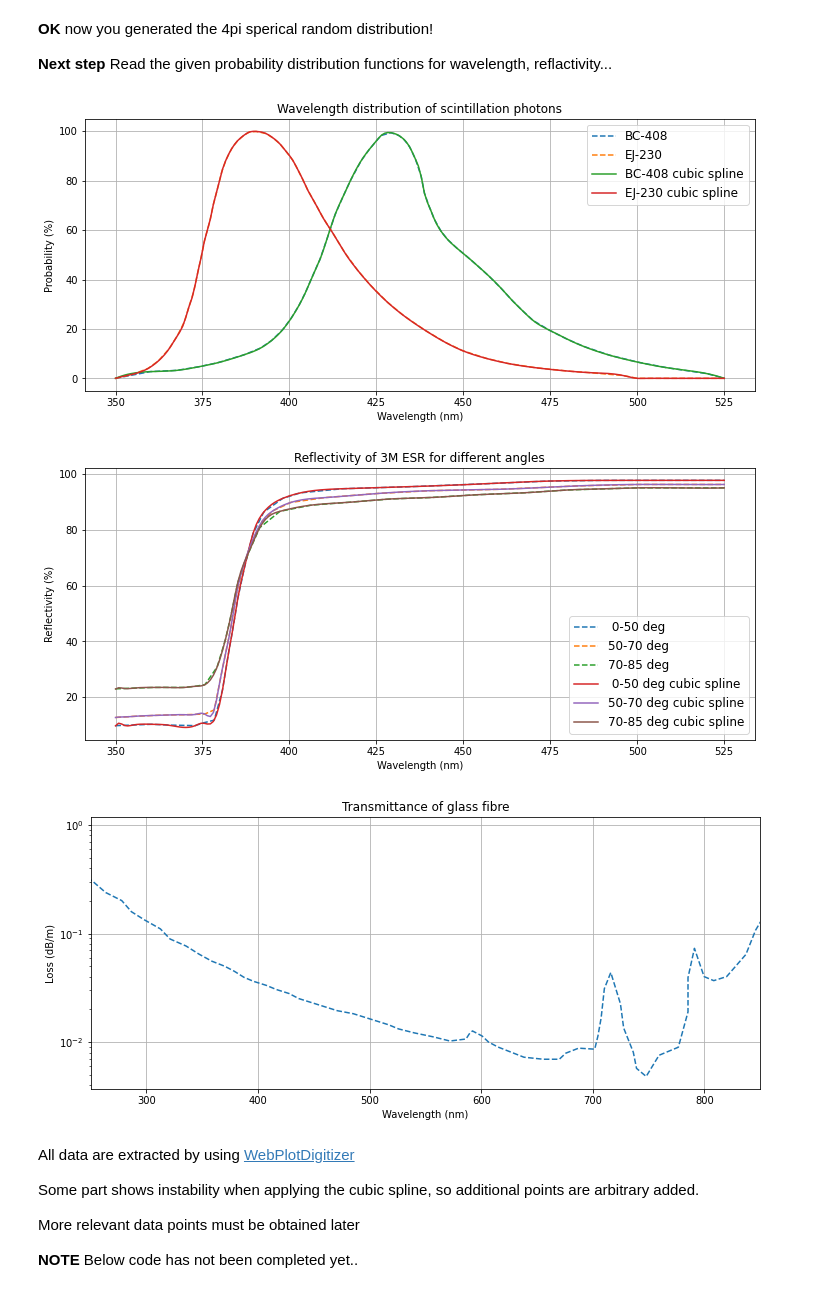
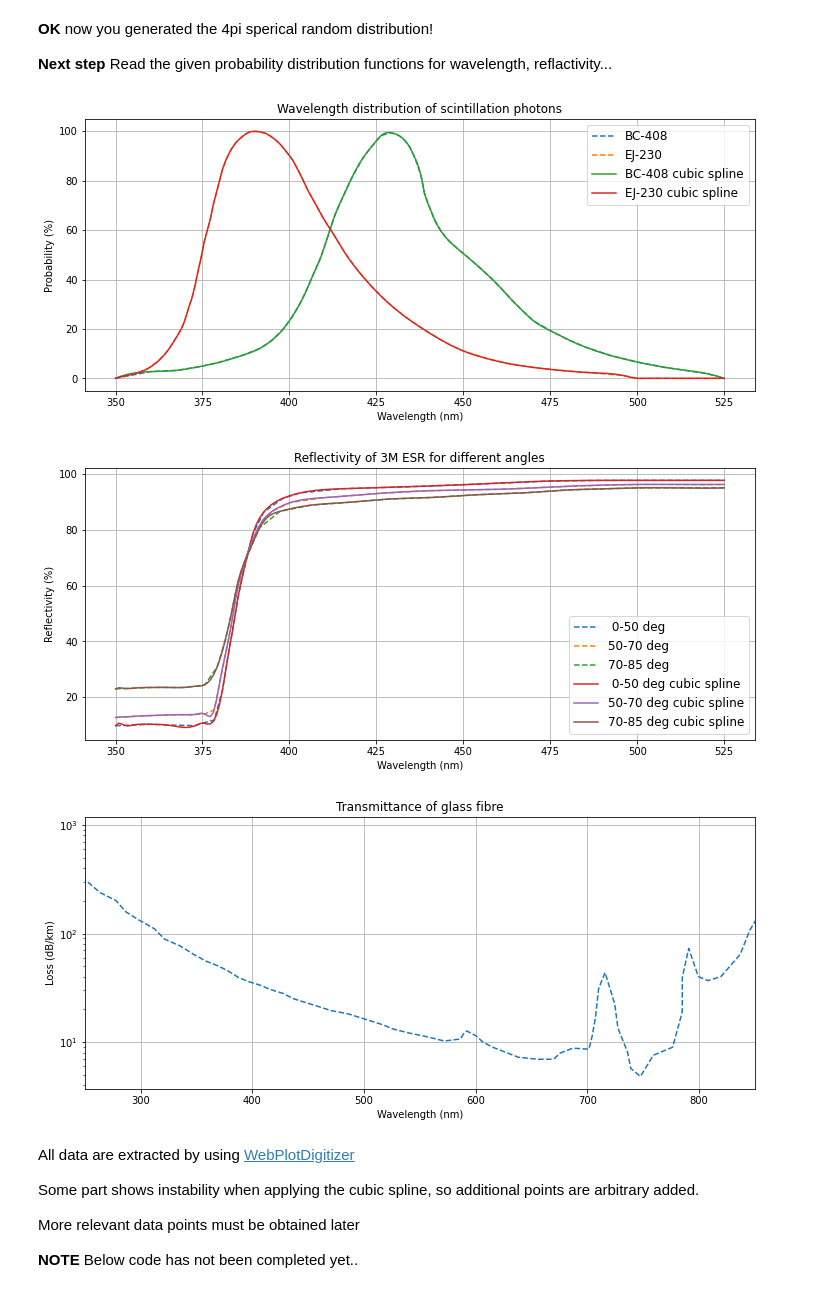
Before and after one commit to yfujii02/work4comet, a Jupyter notebook: SimpleLightPropagationAnalysis.ipynb, the cells around one changed output. Cells and saved outputs as stored; diff of their text form; code cells hidden in the pictures.

```diff
--- a/SimpleLightPropagationAnalysis.ipynb
+++ b/SimpleLightPropagationAnalysis.ipynb
@@ -85,36 +85,36 @@ ax.legend(loc='upper right',fontsize='large')
 
 plt.show()
 
 fig, ax = plt.subplots(figsize=(12,5))
 
 ax.plot(wl3M0,wp3M0,label=' 0-50 deg',ls='--')
 ax.plot(wl3M1,wp3M1,label='50-70 deg',ls='--')
 ax.plot(wl3M2,wp3M2,label='70-85 deg',ls='--')
 
 ax.plot(wl,fsp2(wl),label=' 0-50 deg cubic spline')
 ax.plot(wl,fsp3(wl),label='50-70 deg cubic spline')
 ax.plot(wl,fsp4(wl),label='70-85 deg cubic spline')
 
 ax.set(xlabel='Wavelength (nm)', ylabel='Reflectivity (%)',
        title='Reflectivity of 3M ESR for different angles')
 ax.grid()
 ax.legend(loc='lower right',fontsize='large')
 
 plt.show()
 
 fig, ax = plt.subplots(figsize=(12,5))
-ax.plot(wlFib,wpFib/1000,label='Fujikura S-series',ls='--')
-ax.set(xlabel='Wavelength (nm)', ylabel='Loss (dB/m)',
+ax.plot(wlFib,wpFib,label='Fujikura S-series',ls='--')
+ax.set(xlabel='Wavelength (nm)', ylabel='Loss (dB/km)',
        title='Transmittance of glass fibre')
 ax.grid()
 ax.set_yscale('Log')
 ax.set_xlim(250,850)
 
 plt.show()
 # %% [output]
 [figure]
 [figure]
-[figure, old version]
+[figure, new version]
 # %% [markdown]
 All data are extracted by using [WebPlotDigitizer](https://automeris.io/WebPlotDigitizer/)
 
```
Also changed, not shown: parts of 4 cells of this notebook, 1 other file.
